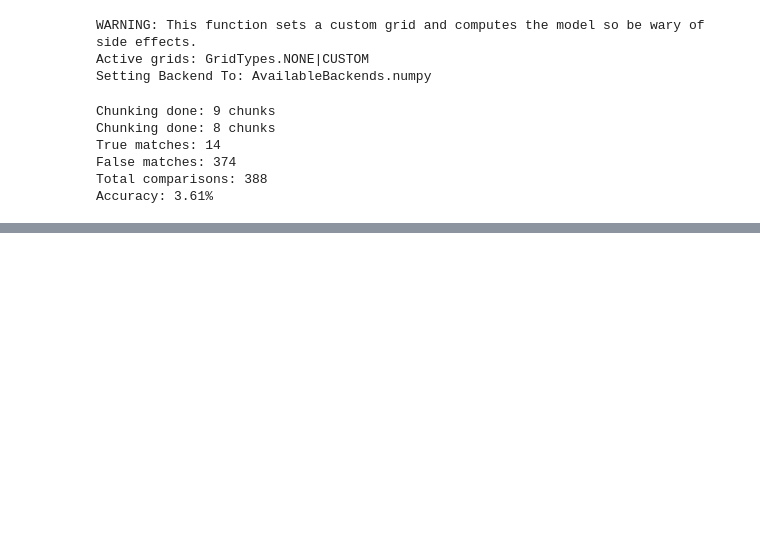
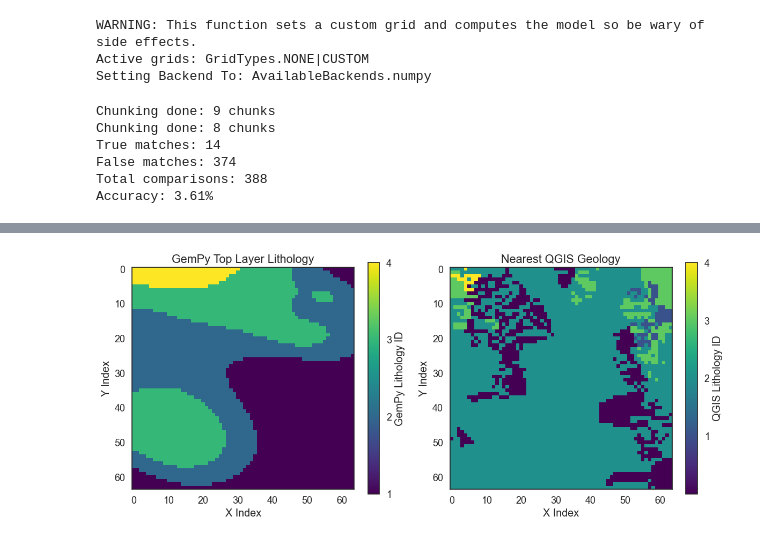
Before and after one commit to terranigma-solutions/Mineye-Terranigma, a Jupyter notebook: GeoModel/gempyModel.ipynb, the cells around one changed output, grey strips where cells are left out. Cells and saved outputs as stored; diff of their text form; code cells hidden in the pictures; blank space fills up the shorter version.

```diff
--- a/GeoModel/gempyModel.ipynb
+++ b/GeoModel/gempyModel.ipynb
@@ -557,0 +550,87 @@ geo_model.structural_frame.structural_elements
+# %%
+from scipy.spatial import cKDTree
+
+# lithology in every voxel
+lith_block = geo_model.solutions.raw_arrays.lith_block
+lith_block_reshaped = lith_block.reshape(64,64,64)
+
+# coordinate of every voxel
+voxel_coords = geo_model.grid.regular_grid.values
+voxel_coords_reshaped = voxel_coords.reshape(64, 64, 64, 3)
+
+top_lithology = lith_block_reshaped[:, :, surface_z]
+top_coordinates = voxel_coords_reshaped[:, :, surface_z]
+
+
+
+
+# look for nearest QGIS point for each voxel coordinate
+
+# Get the top layer coordinates in the format (X, Y)
+top_coords_xy = top_coordinates[:, :, :2].reshape(-1, 2)  # Reshape to (4096, 2)
+
+
+
+
+formations = [
+    'Upper Devonian Siliciclastics',
+    'Visean Shales',
+    'Tournaisian Plutonites',
+    'Upper Carboniferous Volcanics',
+    'Mid Carboniferous Shales'
+]
+
+# Filter coordinates and geology_values to only include specified formations
+mask = np.isin(geology_values, formations)
+
+qgis_coords = coordinates  # Already in (X, Y) format
+qgis_coords_filtered = qgis_coords[mask]
+filtered_geology_values = geology_values[mask]
+
+# Create KDTree with QGIS coordinates
+tree = cKDTree(qgis_coords_filtered)
+
+# Find nearest QGIS point for each voxel coordinate
+distances, indices = tree.query(top_coords_xy)
+
+# Get corresponding geology values
+nearest_geology = filtered_geology_values[indices]
+
+# Translate geology string to id
+geology_to_id = {name: idx for idx, name in enumerate(formations)}
+nearest_geology_ids = np.array([geology_to_id[g] for g in nearest_geology.flatten() if g in geology_to_id]).reshape(64, 64)
+
+# Reshape back to grid format
+nearest_geology_grid = nearest_geology.reshape(64, 64)
+
+# Visualize the nearest QGIS geology for each voxel
+plt.figure(figsize=(12, 5))
+
+plt.subplot(1, 2, 1)
+plt.imshow(top_lithology, cmap='viridis', interpolation='nearest')
+plt.colorbar(label='GemPy Lithology ID', ticks=[1,2,3,4])
+plt.title('GemPy Top Layer Lithology')
+plt.xlabel('X Index')
+plt.ylabel('Y Index')
+
+plt.subplot(1, 2, 2)
+# Create a mapping for geology to numbers for visualization
+unique_geologies = np.unique(nearest_geology)
+
+plt.imshow(nearest_geology_ids, cmap='viridis', interpolation='nearest')
+plt.colorbar(label='QGIS Lithology ID', ticks=[1,2,3,4])
+plt.title('Nearest QGIS Geology')
+plt.xlabel('X Index')
+plt.ylabel('Y Index')
+
+plt.tight_layout()
+plt.show()
+
+print(f"Unique QGIS geologies found: {unique_geologies}")
+print(f"Average distance to nearest QGIS point: {np.mean(distances):.2f} meters")
+
+# Calculate similarity
+similarity = np.sum(nearest_geology_ids == top_lithology) / np.prod(top_lithology.shape) * 100 # number of voxels same / 64*64
+print(f"Similarity between GemPy and QGIS lithology: {similarity:.2f}%")
+# %% [output]
+[figure, added]
```
Also changed, not shown: parts of 12 cells of this notebook.
